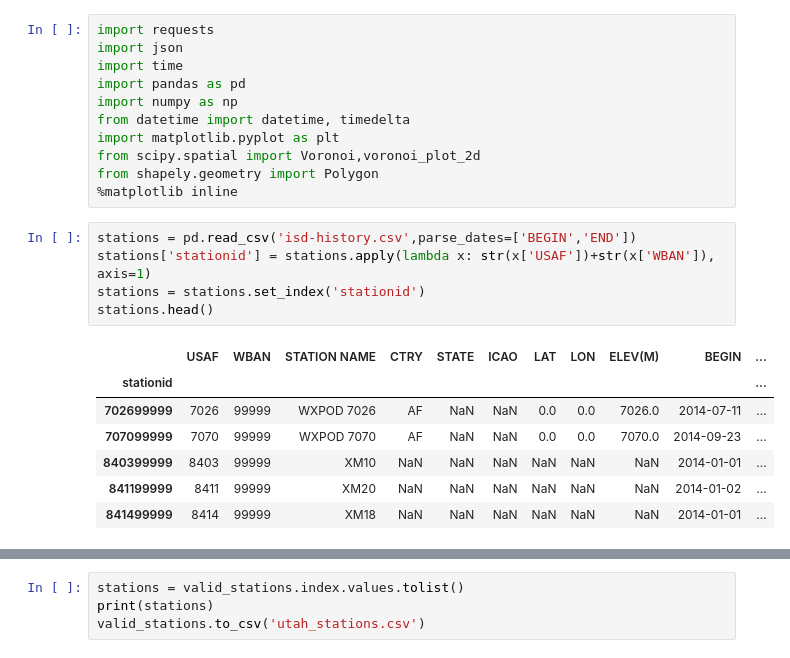
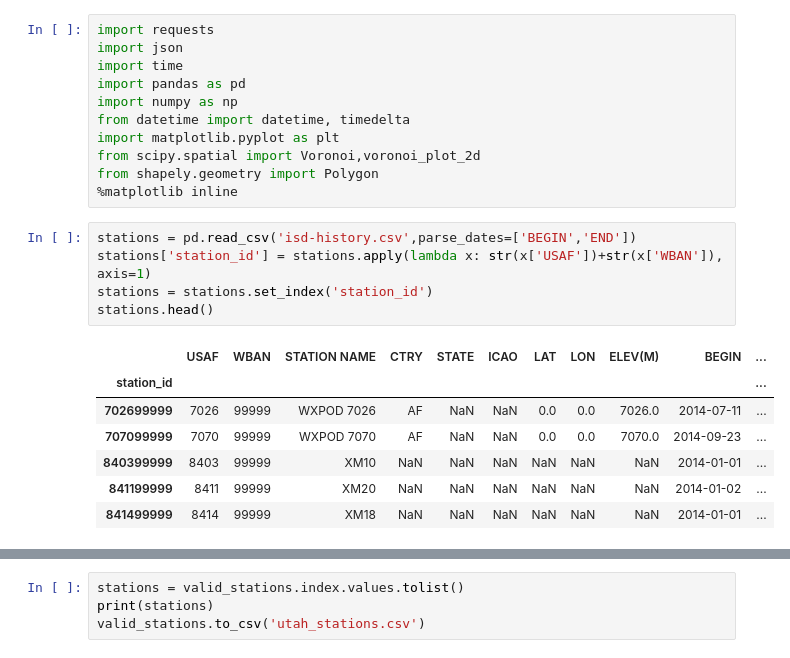
Before and after one commit to dwilson1988/traffic-collisions, a Jupyter notebook: get_weather.ipynb, the cells around one changed output, grey strips where cells are left out. Saved outputs shown, nothing was run; the diff lists cells and outputs as text.

```diff
--- a/get_weather.ipynb
+++ b/get_weather.ipynb
@@ -11,12 +11,12 @@ from shapely.geometry import Polygon
 %matplotlib inline
 # %%
 stations = pd.read_csv('isd-history.csv',parse_dates=['BEGIN','END'])
-stations['stationid'] = stations.apply(lambda x: str(x['USAF'])+str(x['WBAN']), axis=1)
-stations = stations.set_index('stationid')
+stations['station_id'] = stations.apply(lambda x: str(x['USAF'])+str(x['WBAN']), axis=1)
+stations = stations.set_index('station_id')
 stations.head()
 # %% [output]
 |  | USAF | WBAN | STATION NAME | CTRY | STATE | ICAO | LAT | LON | ELEV(M) | BEGIN | ... |
-| stationid |  |  |  |  |  |  |  |  |  |  | ... |
+| station_id |  |  |  |  |  |  |  |  |  |  | ... |
 | 702699999 | 7026 | 99999 | WXPOD 7026 | AF | NaN | NaN | 0.0 | 0.0 | 7026.0 | 2014-07-11 | ... |
 | 707099999 | 7070 | 99999 | WXPOD 7070 | AF | NaN | NaN | 0.0 | 0.0 | 7070.0 | 2014-09-23 | ... |
 | 840399999 | 8403 | 99999 | XM10 | NaN | NaN | NaN | NaN | NaN | NaN | 2014-01-01 | ... |
```
Also changed, not shown: parts of 13 cells of this notebook, 4 other files.
